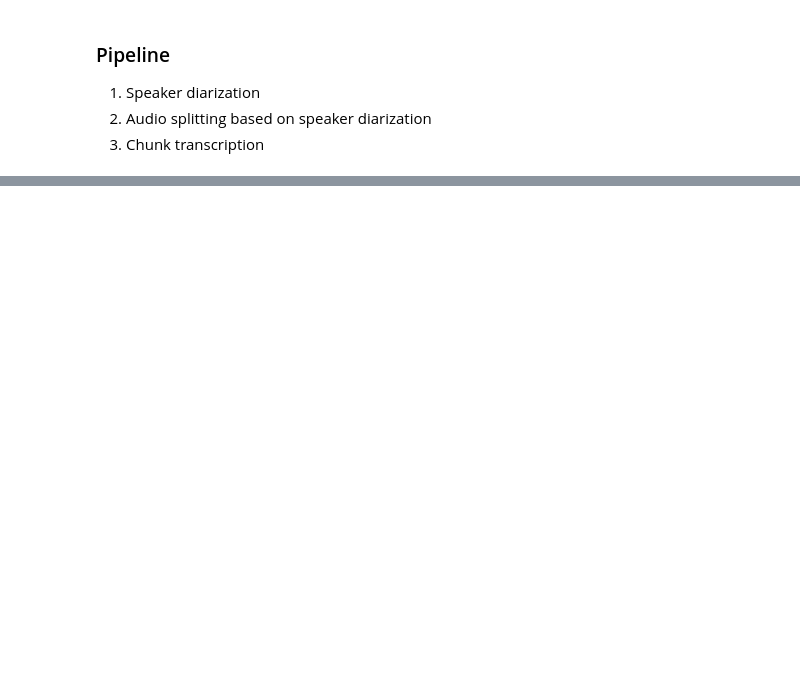
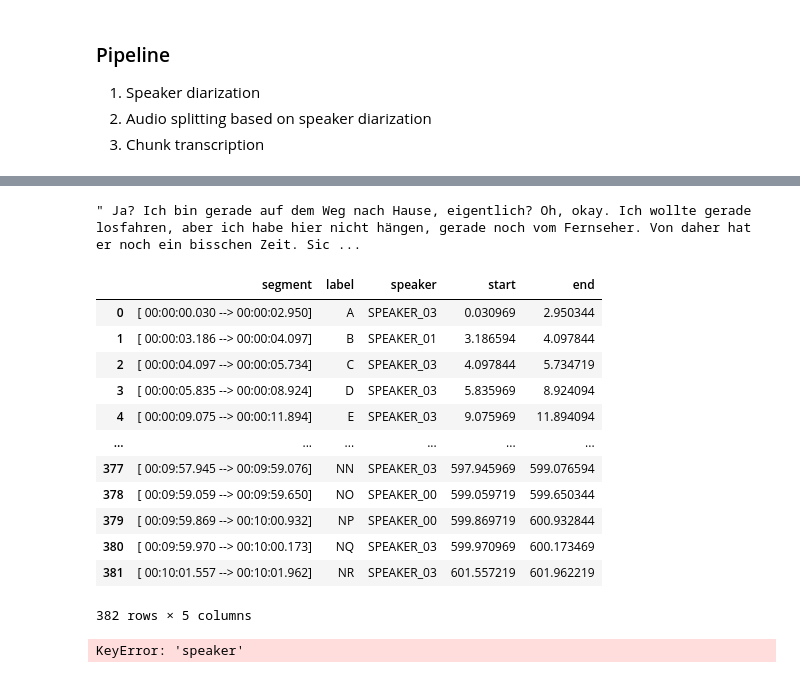
Before and after one commit to MGenschow/speech, a Jupyter notebook: transcribing/whisper.ipynb, the cells around one changed output, grey strips where cells are left out. Cells and saved outputs as stored; diff of their text form; code cells hidden in the pictures; blank space fills up the shorter version.

Commit message:
added whisperx experiments

```diff
--- a/transcribing/whisper.ipynb
+++ b/transcribing/whisper.ipynb
@@ -104,0 +102,33 @@ for entry in final_transcript:
+# %%
+audio_path = 'audio/phone_call.wav'
+
+device = torch.device("cuda:0") if torch.cuda.is_available() else torch.device("cpu")
+# %%
+import whisper
+
+model_name = "base"
+model = whisper.load_model(model_name)
+script = model.transcribe(audio_path)
+script['text']
+# %% [output]
+" Ja? Ich bin gerade auf dem Weg nach Hause, eigentlich? Oh, okay. Ich wollte gerade losfahren, aber ich habe hier nicht hängen, gerade noch vom Fernseher. Von daher hat er noch ein bisschen Zeit. Sic ...
+# %%
+from whisperx.diarize import DiarizationPipeline
+
+diarization_pipeline = DiarizationPipeline()
+diarized = diarization_pipeline(audio_path)
+diarized
+# %% [output]
+|  | segment | label | speaker | start | end |
+| 0 | [ 00:00:00.030 --> 00:00:02.950] | A | SPEAKER_03 | 0.030969 | 2.950344 |
+| 1 | [ 00:00:03.186 --> 00:00:04.097] | B | SPEAKER_01 | 3.186594 | 4.097844 |
+| 2 | [ 00:00:04.097 --> 00:00:05.734] | C | SPEAKER_03 | 4.097844 | 5.734719 |
+| 3 | [ 00:00:05.835 --> 00:00:08.924] | D | SPEAKER_03 | 5.835969 | 8.924094 |
+| 4 | [ 00:00:09.075 --> 00:00:11.894] | E | SPEAKER_03 | 9.075969 | 11.894094 |
+| ... | ... | ... | ... | ... | ... |
+| 377 | [ 00:09:57.945 --> 00:09:59.076] | NN | SPEAKER_03 | 597.945969 | 599.076594 |
+| 378 | [ 00:09:59.059 --> 00:09:59.650] | NO | SPEAKER_00 | 599.059719 | 599.650344 |
+| 379 | [ 00:09:59.869 --> 00:10:00.932] | NP | SPEAKER_00 | 599.869719 | 600.932844 |
+| 380 | [ 00:09:59.970 --> 00:10:00.173] | NQ | SPEAKER_03 | 599.970969 | 600.173469 |
+| 381 | [ 00:10:01.557 --> 00:10:01.962] | NR | SPEAKER_03 | 601.557219 | 601.962219 |
+382 rows × 5 columns
@@ -104,0 +138,21 @@ for entry in final_transcript:
+# %%
+# Align Script
+model_a, metadata = load_align_model(language_code=script["language"], device = device)
+script_aligned = align(script["segments"], model_a, metadata, audio_path, device)
+
+# Align Speakers
+result_segments, word_seg = list(assign_word_speakers(
+    diarized, script_aligned
+).values())
+transcribed = []
+for result_segment in result_segments:
+    transcribed.append(
+        {
+            "start": result_segment["start"],
+            "end": result_segment["end"],
+            "text": result_segment["text"],
+            "speaker": result_segment["speaker"],
+        }
+    )
+# %% [output]
+KeyError: 'speaker'
```
Also changed, not shown: parts of 19 cells of this notebook.
